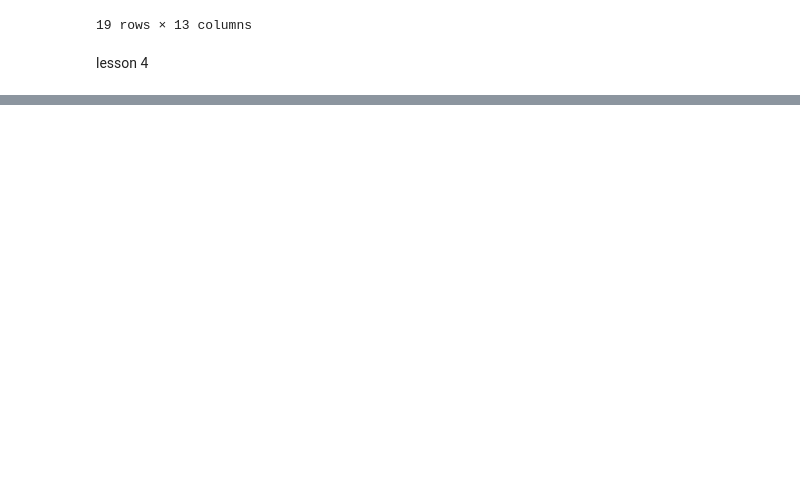
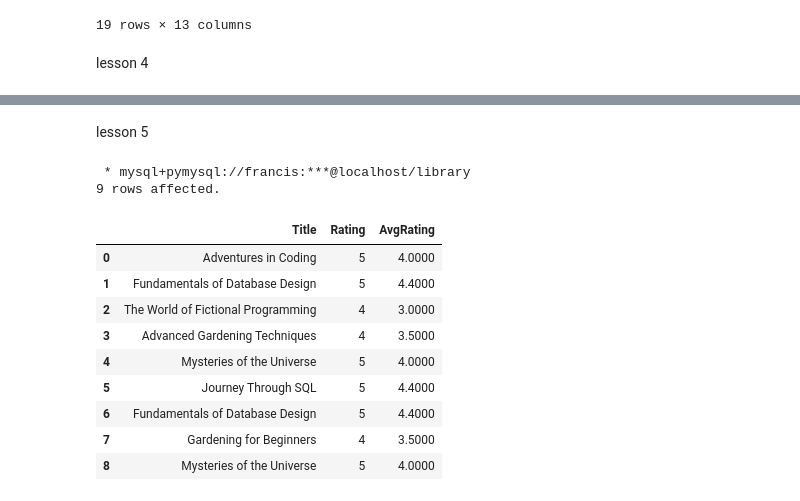
Before and after one commit to manxuan02/greenMark-building, a Jupyter notebook: Lectures/SQL: Try It Yourself.ipynb, the cells around one changed output, grey strips where cells are left out. Saved outputs shown, nothing was run; the diff lists cells and outputs as text; code cells hidden in the pictures; blank space fills up the shorter version.

```diff
--- a/Lectures/SQL: Try It Yourself.ipynb
+++ b/Lectures/SQL: Try It Yourself.ipynb
@@ -199,0 +323,31 @@ UsageError: Cell magic `%%sql` not found.
+# %% [markdown]
+lesson 5
+# %%
+# Find Books with Ratings Above their Genre's Average
+
+%%sql
+WITH GenreAvg AS (
+  SELECT Genre, AVG(Rating) AS AvgRating
+  FROM BookRatings br
+  INNER JOIN Books b ON br.BookID = b.BookID
+  GROUP BY Genre
+)
+
+SELECT b.Title, br.Rating, g.AvgRating
+FROM Books b
+INNER JOIN BookRatings br ON b.BookID = br.BookID
+INNER JOIN GenreAvg g ON b.Genre = g.Genre
+WHERE br.Rating > g.AvgRating;
+# %% [output]
+ * mysql+pymysql://francis:***@localhost/library
+9 rows affected.
+|  | Title | Rating | AvgRating |
+| 0 | Adventures in Coding | 5 | 4.0000 |
+| 1 | Fundamentals of Database Design | 5 | 4.4000 |
+| 2 | The World of Fictional Programming | 4 | 3.0000 |
+| 3 | Advanced Gardening Techniques | 4 | 3.5000 |
+| 4 | Mysteries of the Universe | 5 | 4.0000 |
+| 5 | Journey Through SQL | 5 | 4.4000 |
+| 6 | Fundamentals of Database Design | 5 | 4.4000 |
+| 7 | Gardening for Beginners | 4 | 3.5000 |
+| 8 | Mysteries of the Universe | 5 | 4.0000 |
```
Also changed, not shown: parts of 9 cells of this notebook.
